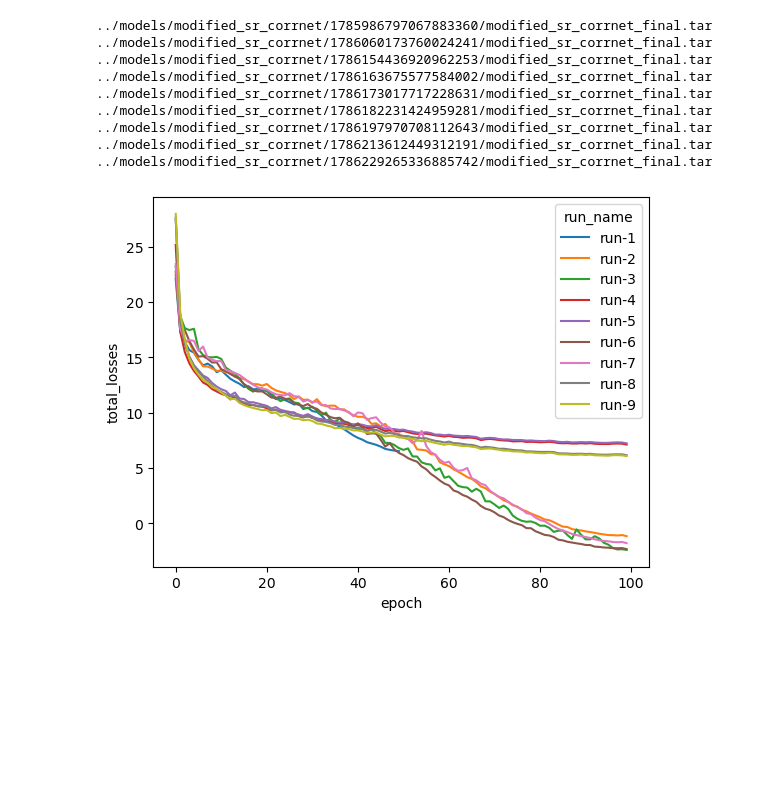
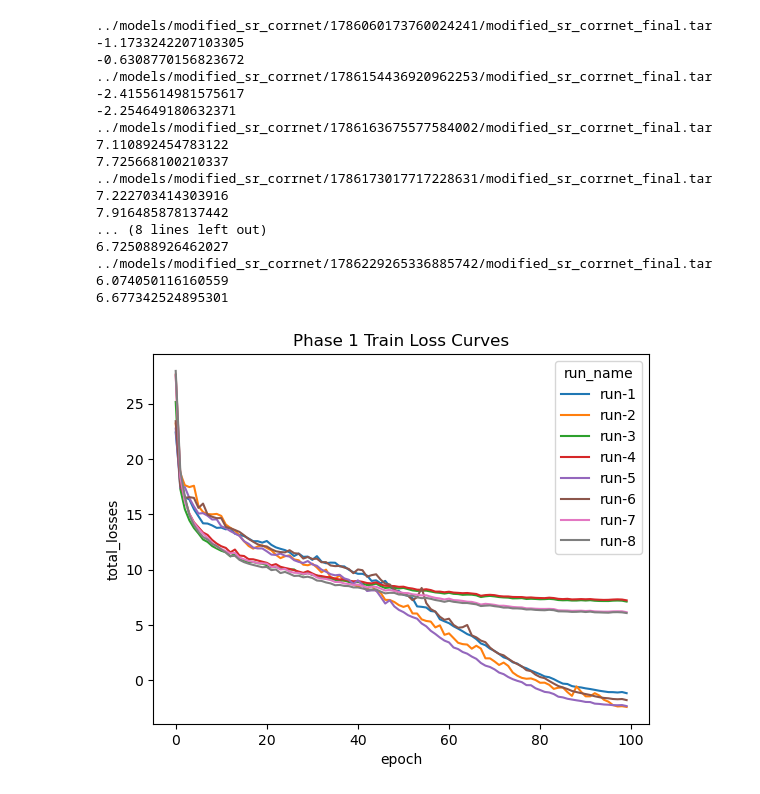
Before and after one commit to rmdluo/Bird-Call-Separation, a Jupyter notebook: scripts/display_results.ipynb, the cells around one changed output. Saved outputs shown, nothing was run; the diff lists cells and outputs as text; code cells hidden in the pictures; blank space fills up the shorter version.

```diff
--- a/scripts/display_results.ipynb
+++ b/scripts/display_results.ipynb
@@ -28,53 +28,51 @@ for i, path in enumerate(paths):
     train_losses = checkpoint['train_losses']['total_loss']
     val_losses = checkpoint['val_losses']['total_loss']
     epochs_chkpt = checkpoint["train_parameters"].epochs
+    print(train_losses[-1])
+    print(val_losses[-1])
 
     total_losses += train_losses + val_losses
     splits += ["train"] * epochs_chkpt + ["val"] * epochs_chkpt
     epochs += list(range(epochs_chkpt)) + list(range(epochs_chkpt))
-    run_names += [f"run-{total_runs}"] * epochs_chkpt * 2
+    run_names += [f"run-{i+1}"] * epochs_chkpt * 2
     total_runs += 1
-    # losses = pd.DataFrame({
-    #     "total_losses": train_losses + val_losses,
-    #     "split": ["train"] * epochs + ["val"] * epochs,
-    #     "epoch": list(range(epochs)) + list(range(epochs))
-    # })
-    # sns.lineplot(
-    #     losses,
-    #     x="epoch",
-    #     y="total_losses",
-    #     hue="split"
-    # )
-    # plt.show()
 
 losses = pd.DataFrame({
     "total_losses": total_losses,
     "split": splits,
     "epoch": epochs,
     "run_name": run_names,
 })
 sns.lineplot(
     losses[losses.split == "train"],
     x="epoch",
     y="total_losses",
     hue="run_name"
-)
+).set(title="Phase 1 Train Loss Curves")
 plt.show()
 sns.lineplot(
     losses[losses.split == "val"],
     x="epoch",
     y="total_losses",
     hue="run_name"
-)
+).set(title="Phase 1 Validation Loss Curves")
 plt.show()
 # %% [output]
-../models/modified_sr_corrnet/1785986797067883360/modified_sr_corrnet_final.tar
 ../models/modified_sr_corrnet/1786060173760024241/modified_sr_corrnet_final.tar
+-1.1733242207103305
+-0.6308770156823672
 ../models/modified_sr_corrnet/1786154436920962253/modified_sr_corrnet_final.tar
+-2.4155614981575617
+-2.254649180632371
 ../models/modified_sr_corrnet/1786163675577584002/modified_sr_corrnet_final.tar
+7.110892454783122
+7.725668100210337
 ../models/modified_sr_corrnet/1786173017717228631/modified_sr_corrnet_final.tar
-../models/modified_sr_corrnet/1786182231424959281/modified_sr_corrnet_final.tar
-../models/modified_sr_corrnet/1786197970708112643/modified_sr_corrnet_final.tar
-../models/modified_sr_corrnet/1786213612449312191/modified_sr_corrnet_final.tar
+7.222703414303916
+7.916485878137442
+... (8 lines left out)
+6.725088926462027
 ../models/modified_sr_corrnet/1786229265336885742/modified_sr_corrnet_final.tar
+6.074050116160559
+6.677342524895301
-[figure, old version]
+[figure, new version]
```
Also changed, not shown: parts of 3 cells of this notebook, 1 other file.
